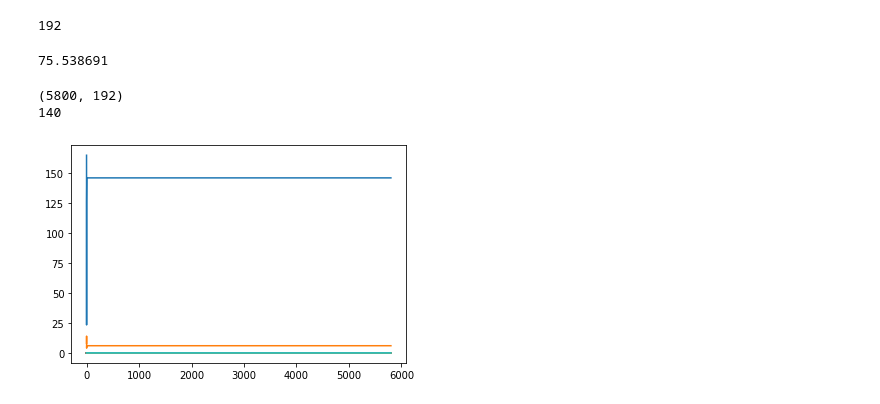
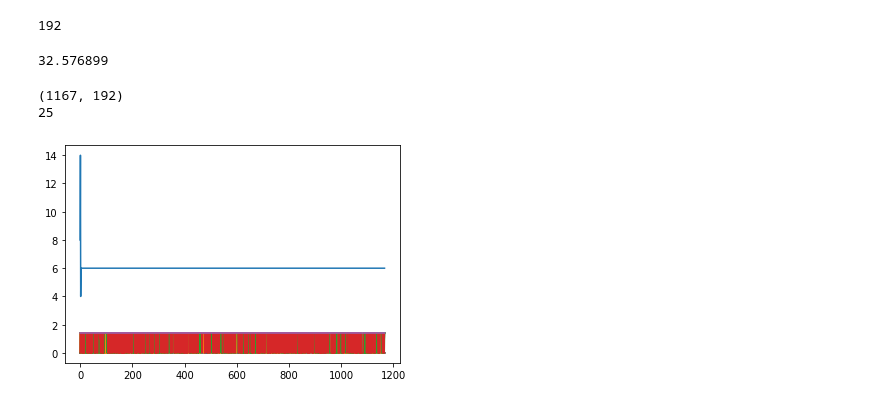
Before and after one commit to Surya291/WiFi_Sensing_2.0, a Jupyter notebook: Code/Expt2/exp2.ipynb, the cells around one changed output. Cells and saved outputs as stored; diff of their text form; code cells hidden in the pictures.

```diff
--- a/Code/Expt2/exp2.ipynb
+++ b/Code/Expt2/exp2.ipynb
@@ -16,5 +17,5 @@ from numba import jit
 # %%
-df  = pd.read_csv('walking.csv')
+df  = pd.read_csv('spot2.csv')
 print(df.columns)
 # %% [output]
 Index(['type', 'role', 'mac', 'rssi', 'rate', 'sig_mode', 'mcs', 'bandwidth',
@@ -81,26 +81,26 @@ time_0 = df_time.iloc[0]['real_timestamp']
 time_n = df_time.iloc[-1]['real_timestamp']
 print(time_n)
 # %% [output]
-75.538691
+32.576899
 # %%
 array_csi_modulus = abs(array_csi)  # amplitude calculating
 print(array_csi_modulus.shape)
 
-drop_idx = [0, 1]
+drop_idx = []
 
 for i in range(array_csi_modulus.shape[1]):
-  if (np.var(array_csi_modulus[:, i]) < 1e-3):
+  if (np.var(array_csi_modulus[:, i]) < 2):
     drop_idx.append(i)
 
 
 
 print(len(drop_idx))
 
 for i in (drop_idx):
   plt.plot(array_csi_modulus[:, i])
 
 #Only 52 sub-carriers have meaning full data
 # %% [output]
-(5800, 192)
-140
+(1167, 192)
+25
-[figure, old version]
+[figure, new version]
```
Also changed, not shown: parts of 13 cells of this notebook.
